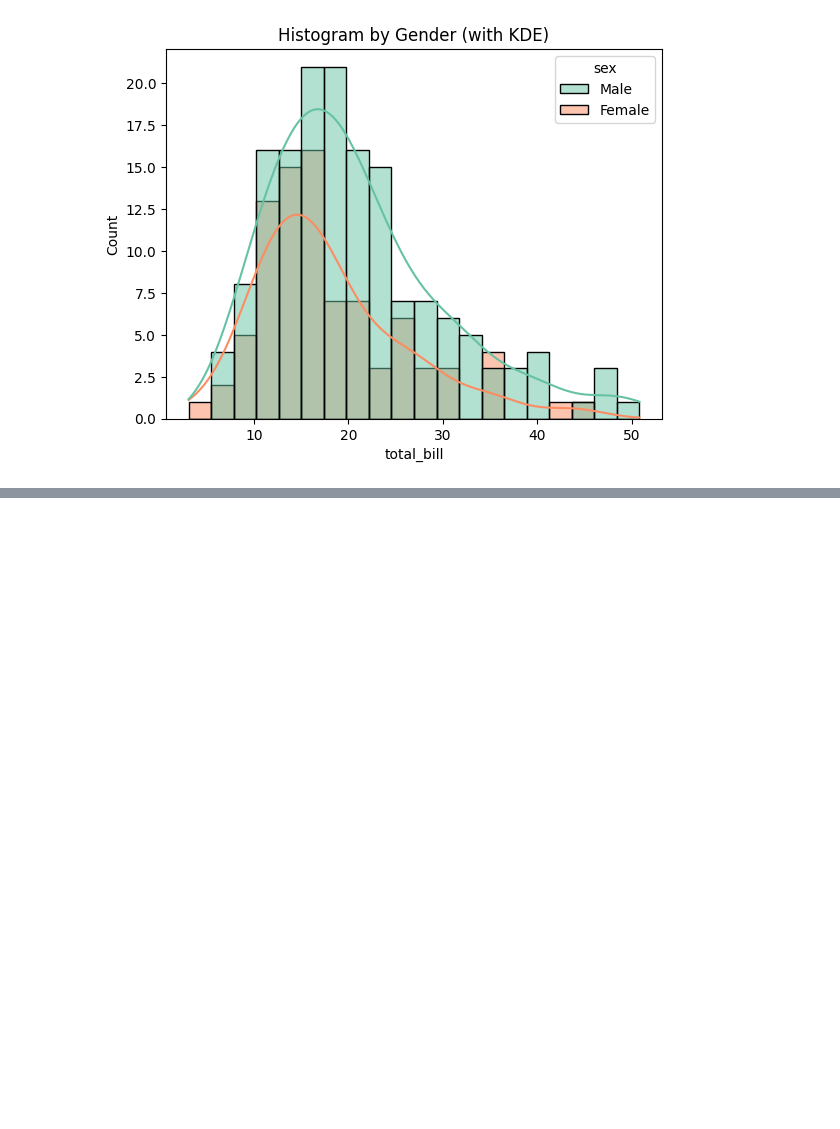
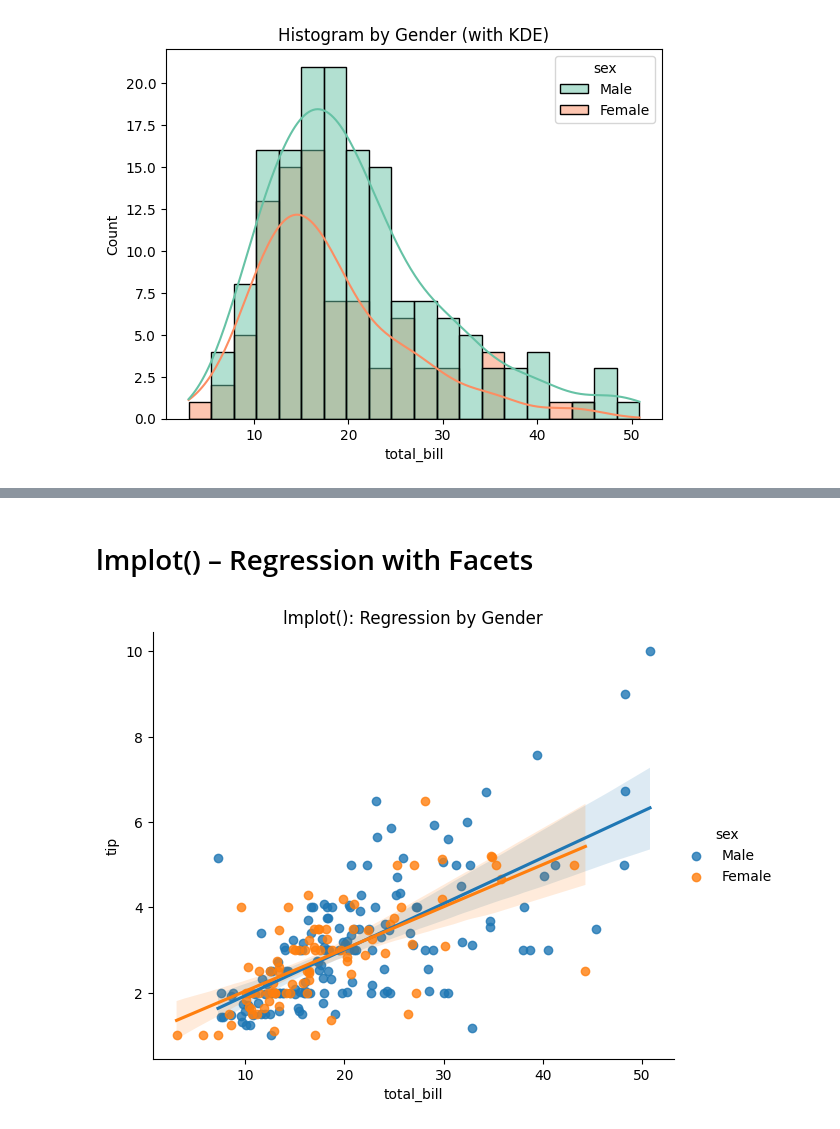
Before and after one commit to sh1vam31/Complete_DataScience, a Jupyter notebook: Seaborn.ipynb, the cells around one changed output, grey strips where cells are left out. Cells and saved outputs as stored; diff of their text form; code cells hidden in the pictures; blank space fills up the shorter version.

```diff
--- a/Seaborn.ipynb
+++ b/Seaborn.ipynb
@@ -203,0 +229,9 @@ plt.show()
+# %% [markdown]
+# lmplot() – Regression with Facets
+# %%
+# lmplot is similar to regplot but creates its own figure and supports grouping ( we can use "hue")
+sns.lmplot(x="total_bill", y="tip", hue="sex", data=tips, height=5, aspect=1.2)
+plt.title("lmplot(): Regression by Gender")
+plt.show()
+# %% [output]
+[figure, added]
```
Also changed, not shown: parts of 9 cells of this notebook.
